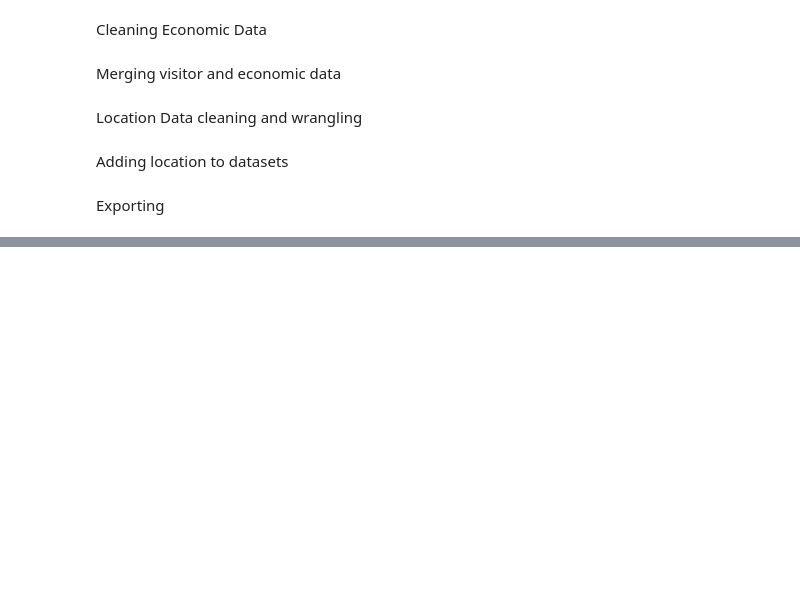
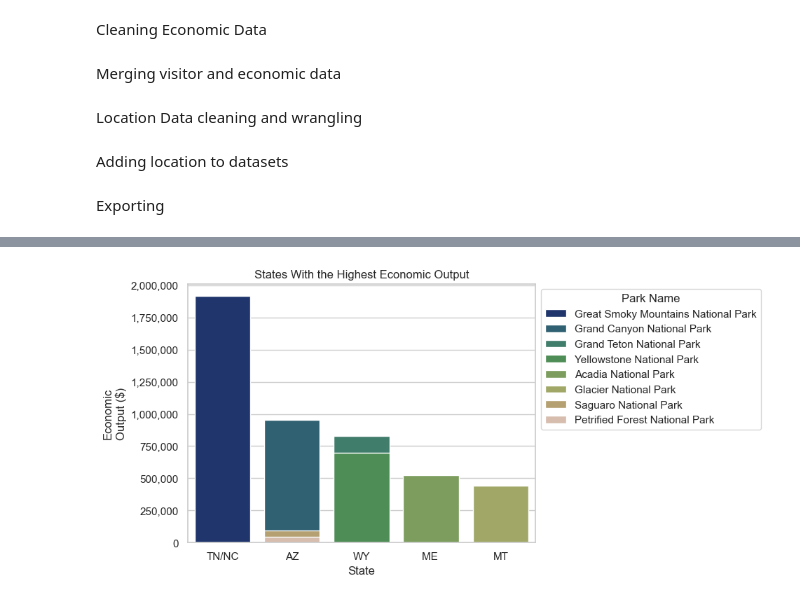
Before and after one commit to erhanks/National-Parks, a Jupyter notebook: Cleaning data.ipynb, the cells around one changed output, grey strips where cells are left out. Drawn from its saved outputs; the diff is of its cells as text; code cells hidden in the pictures; blank space fills up the shorter version.

```diff
--- a/Cleaning data.ipynb
+++ b/Cleaning data.ipynb
@@ -89,0 +272,6 @@ Visit_econ_longlat.to_csv("Visit Econ Location Data.csv")
+# %%
+#filtering out those states
+top_5_states = visits_economics[visits_economics['State'].isin(["TN/NC", "WY", "MT","AZ",'ME '])]
+top_5_states = top_5_states.groupby(['State', 'Park Name'])["Economic\nOutput ($)"].mean().reset_index()
+top_5_states = top_5_states.sort_values('State', ascending = False)
+top_5_states
@@ -89,0 +381,16 @@ Visit_econ_longlat.to_csv("Visit Econ Location Data.csv")
+# %%
+# Sorting values
+top_5_states = top_5_states.sort_values("Economic\nOutput ($)", ascending = False)
+
+plt4 = sns.barplot(data=top_5_states, x = 'State', y = "Economic\nOutput ($)", errorbar=None, hue='Park Name', dodge = False,palette='gist_earth', legend = 'full')
+
+#Y axis
+ticks = [0,250000, 500000, 750000,1000000, 1250000,1500000,1750000,2000000]
+plt4.set_yticks(ticks)
+plt4.set_yticklabels(['0','250,000', '500,000', '750,000','1,000,000', '1,250,000','1,500,000','1,750,000','2,000,000'])
+
+# Title + legend
+plt.title("States With the Highest Economic Output")
+sns.move_legend(plt4, "upper left", bbox_to_anchor=(1, 1))
+# %% [output]
+[figure, added]
```
Also changed, not shown: parts of 41 cells of this notebook.
